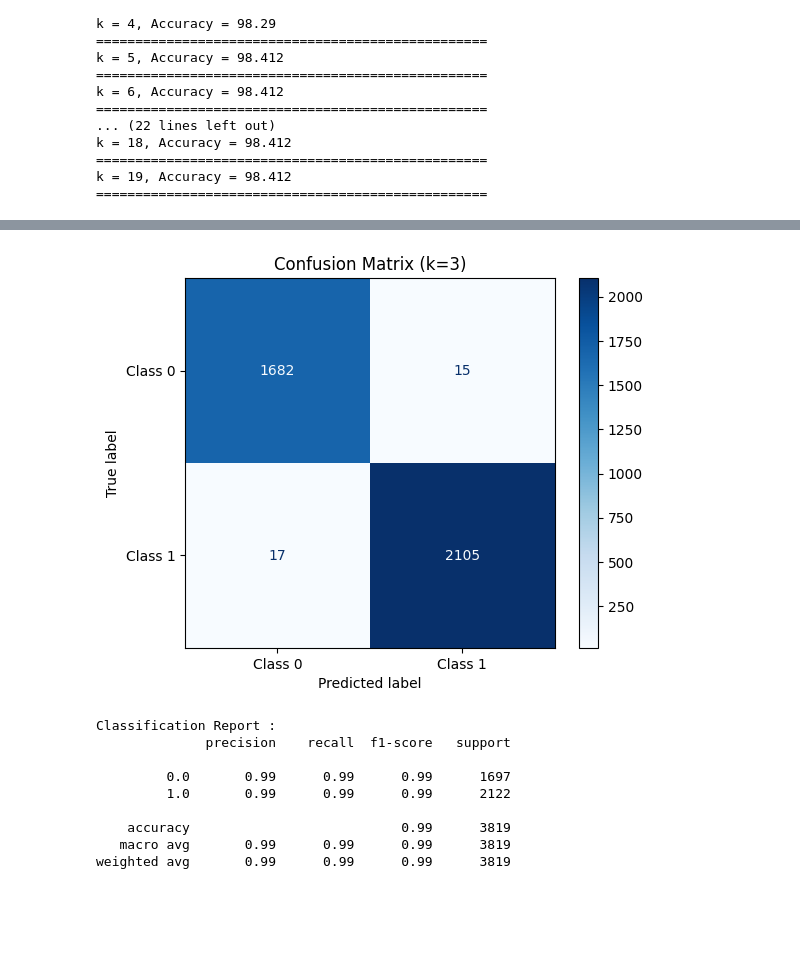
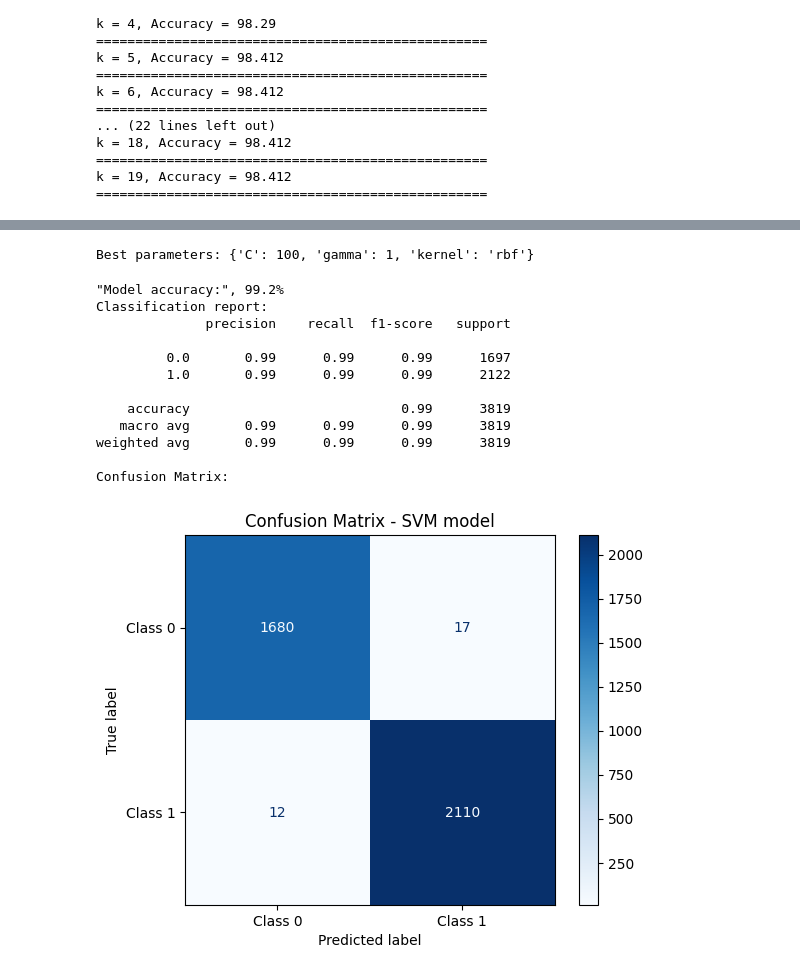
Before and after one commit to FarahArbi/BinaryClassification_PyTorch, a Jupyter notebook: BinaryClassification.ipynb, the cells around one changed output, grey strips where cells are left out. Drawn from its saved outputs; the diff is of its cells as text; code cells hidden in the pictures; blank space fills up the shorter version.

```diff
--- a/BinaryClassification.ipynb
+++ b/BinaryClassification.ipynb
@@ -384,22 +446,45 @@ Accuracy = 99.162
+# %%
+#SVM
+param_grid = {
+    'C': [0.1, 1, 10, 100],
+    'gamma': [1, 0.1, 0.01, 0.001],
+    'kernel': ['rbf']
+}
+
+#GridSearch using Cross_validation
+grid = GridSearchCV(SVC(), param_grid, refit=True, cv=5)
+grid.fit(X_train, y_train)
+
+print("Best parameters:", grid.best_params_)
+# %% [output]
+Best parameters: {'C': 100, 'gamma': 1, 'kernel': 'rbf'}
 # %%
-from sklearn.metrics import classification_report, confusion_matrix, ConfusionMatrixDisplay
+#Model Training
+model = SVC(C=100, gamma=1, kernel='rbf')
+model.fit(X_train,y_train)
 
+predictions= model.predict(X_test)
+
+print(f'"Model accuracy:", {round(accuracy_score(y_test, predictions), 3)*100}%')
+print("Classification report:")
+print(classification_report(y_test, predictions))
+print("Confusion Matrix:")
 cm = confusion_matrix(y_test, predictions)
 display = ConfusionMatrixDisplay(confusion_matrix=cm, display_labels=["Class 0", "Class 1"])
 display.plot(cmap="Blues")
-plt.title("Confusion Matrix (k=3)")
+plt.title("Confusion Matrix - SVM model")
 plt.show()
-
-print("Classification Report : ")
-print(classification_report(y_test, predictions))
 # %% [output]
+"Model accuracy:", 99.2%
+Classification report:
+              precision    recall  f1-score   support
+
+         0.0       0.99      0.99      0.99      1697
+         1.0       0.99      0.99      0.99      2122
+
+    accuracy                           0.99      3819
+   macro avg       0.99      0.99      0.99      3819
+weighted avg       0.99      0.99      0.99      3819
+
+Confusion Matrix:
-[figure, old version]
+[figure, new version]
-Classification Report :
-              precision    recall  f1-score   support
-
-         0.0       0.99      0.99      0.99      1697
-         1.0       0.99      0.99      0.99      2122
-
-    accuracy                           0.99      3819
-   macro avg       0.99      0.99      0.99      3819
-weighted avg       0.99      0.99      0.99      3819
```
Also changed, not shown: parts of 12 cells of this notebook.
